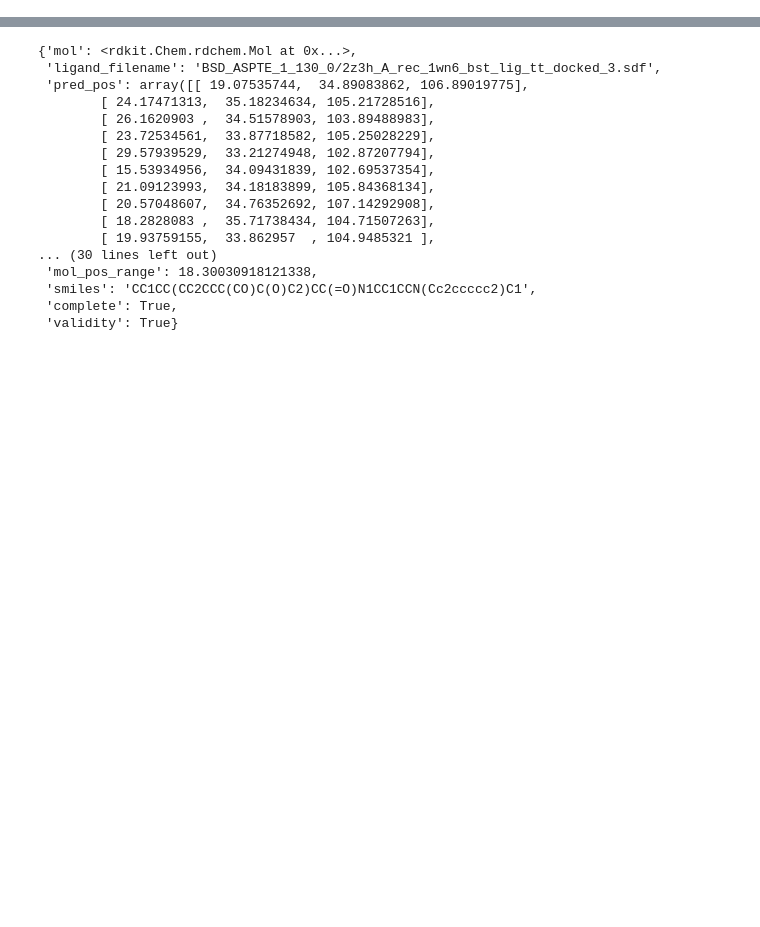
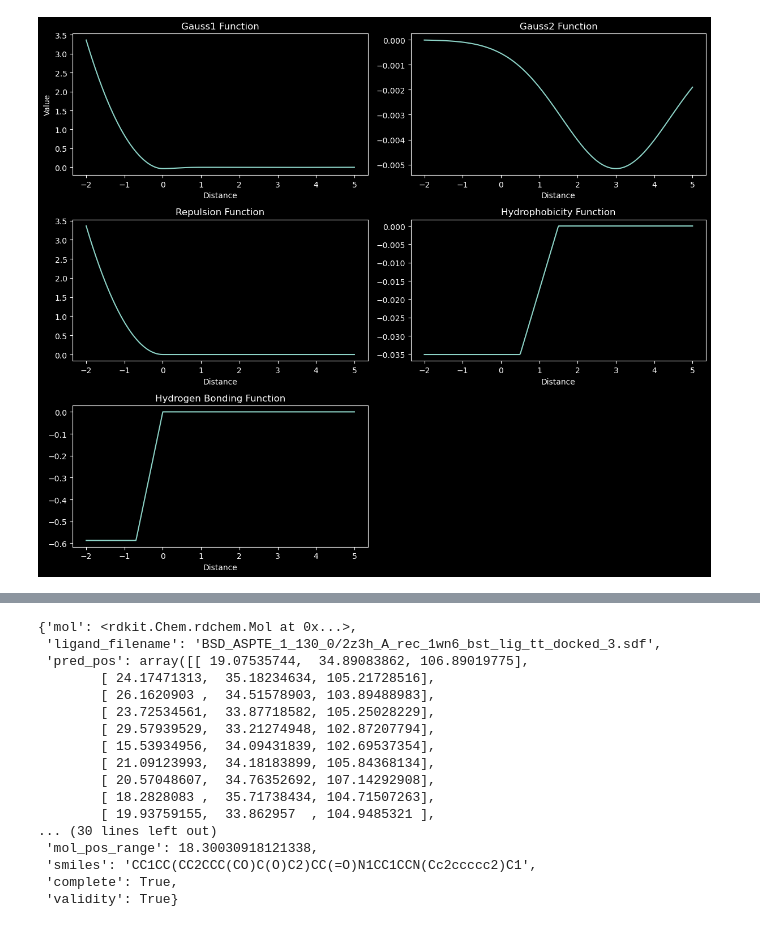
Before and after one commit to xxrelax/SculDrug, a Jupyter notebook: test.ipynb, the cells around one changed output, grey strips where cells are left out. Cells and saved outputs as stored; diff of their text form; code cells hidden in the pictures; blank space fills up the shorter version.

```diff
--- a/test.ipynb
+++ b/test.ipynb
@@ -3,0 +1,56 @@ data = torch.load("/root/zqs_project/drug/MolCRAFT/small_data/test_set.pth")
+# %%
+import numpy as np
+import matplotlib.pyplot as plt
+
+# Defining the functions based on the given equations
+def gauss1(d):
+    return -0.0356*np.exp(-(d/0.5)**2) + -0.00516*np.exp(-((d-3)/2)**2) + 0.840*d**2 * (d < 0)
+
+def gauss2(d):
+    return -0.00516*np.exp(-((d-3)/2)**2)
+
+def repulsion(d):
+    return 0.840*d**2 * (d < 0)
+
+def hydrophobicity(d):
+    return  -0.0351*np.where(d < 0.5, 1, np.where(d <= 1.5, 1.5 - d, 0))
+
+def hydrogen_bonding(d):
+    return -0.587*np.where(d < -0.7, 1, np.where(d <= 0, d / -0.7, 0))
+
+# Create a range of values from -2 to 5
+d = np.linspace(-2, 5, 400)
+
+# Generate plots
+plt.figure(figsize=(12, 10))
+
+plt.subplot(321)
+plt.plot(d, gauss1(d), label='gauss1')
+plt.title('Gauss1 Function')
+plt.xlabel('Distance')
+plt.ylabel('Value')
+
+plt.subplot(322)
+plt.plot(d, gauss2(d), label='gauss2')
+plt.title('Gauss2 Function')
+plt.xlabel('Distance')
+
+plt.subplot(323)
+plt.plot(d, repulsion(d), label='repulsion')
+plt.title('Repulsion Function')
+plt.xlabel('Distance')
+
+plt.subplot(324)
+plt.plot(d, hydrophobicity(d), label='hydrophobicity')
+plt.title('Hydrophobicity Function')
+plt.xlabel('Distance')
+
+plt.subplot(325)
+plt.plot(d, hydrogen_bonding(d), label='hydrogen bonding')
+plt.title('Hydrogen Bonding Function')
+plt.xlabel('Distance')
+
+plt.tight_layout()
+plt.show()
+# %% [output]
+[figure, added]
```
Also changed, not shown: parts of 16 cells of this notebook, 41 other files.
